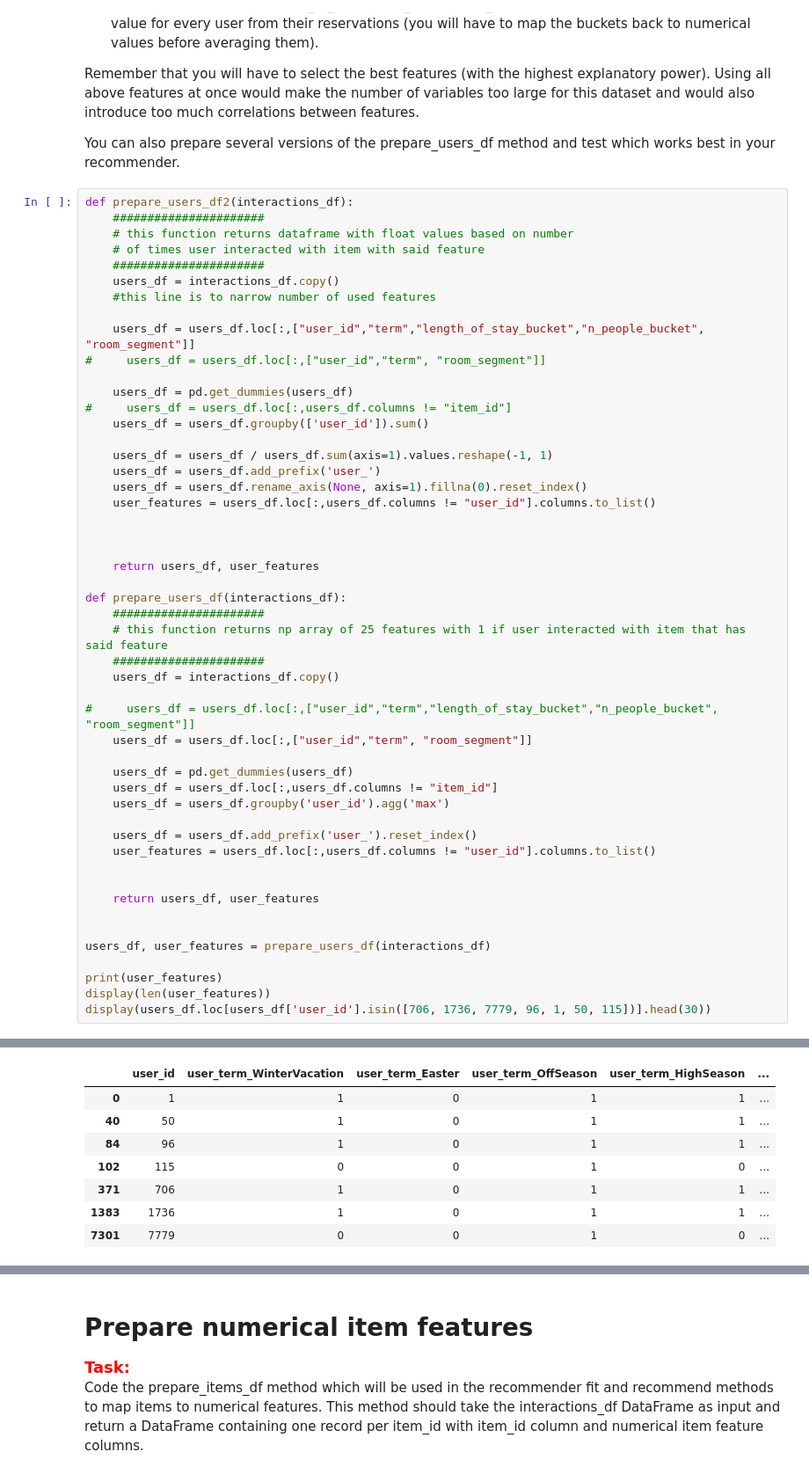
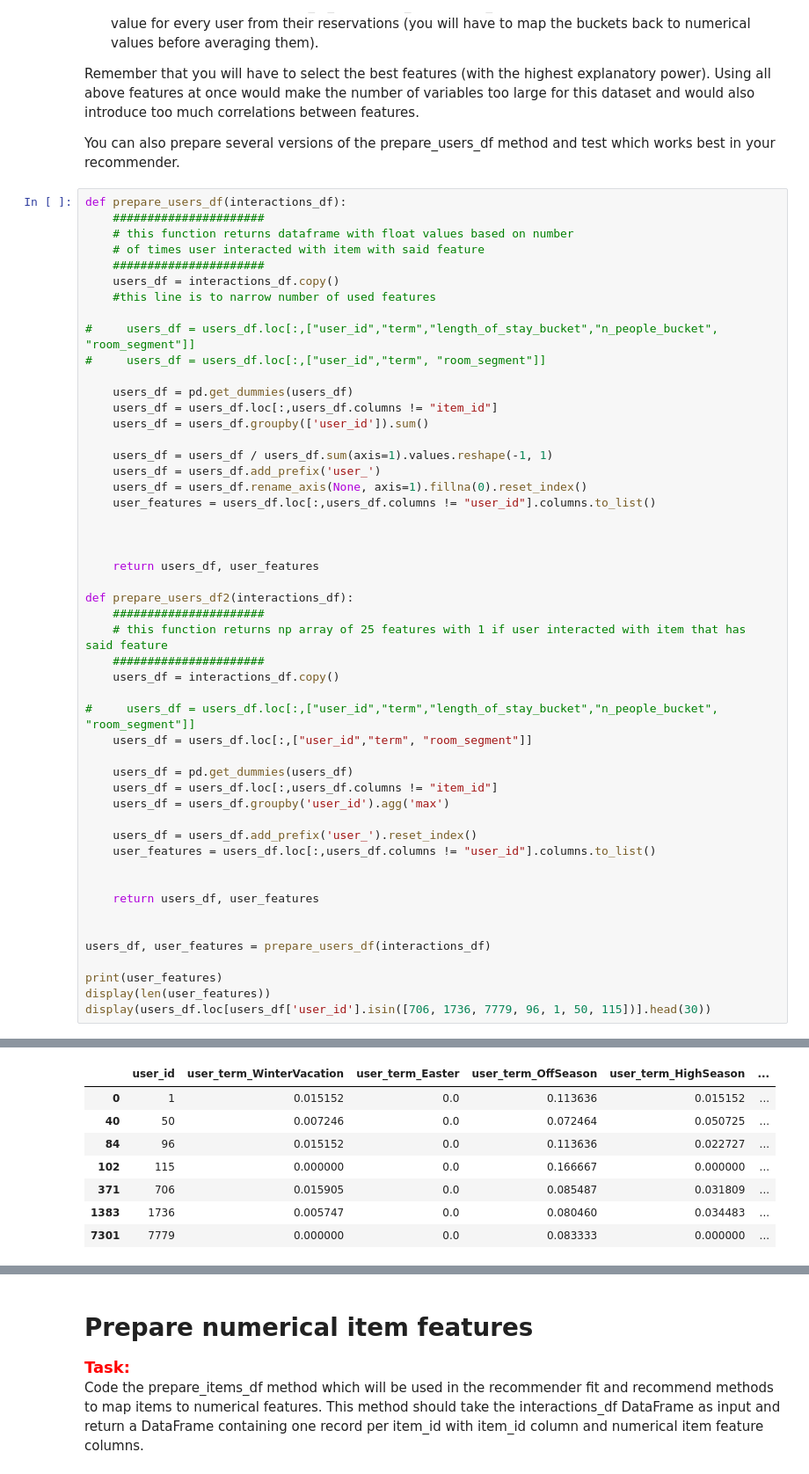
Before and after one commit to e-lawniczak/rsc-project1, a Jupyter notebook: project_1_recommender_and_evaluation.ipynb, the cells around one changed output, grey strips where cells are left out. Shown at 88% size. Saved outputs shown, nothing was run; the diff lists cells and outputs as text.

```diff
--- a/project_1_recommender_and_evaluation.ipynb
+++ b/project_1_recommender_and_evaluation.ipynb
@@ -83,7 +83,7 @@ Remember that you will have to select the best features (with the highest explan
 
 You can also prepare several versions of the prepare_users_df method and test which works best in your recommender.
 # %%
-def prepare_users_df2(interactions_df):
+def prepare_users_df(interactions_df):
     ######################
     # this function returns dataframe with float values based on number
     # of times user interacted with item with said feature
@@ -91,11 +91,11 @@ def prepare_users_df2(interactions_df):
     users_df = interactions_df.copy()
     #this line is to narrow number of used features
 
-    users_df = users_df.loc[:,["user_id","term","length_of_stay_bucket","n_people_bucket", "room_segment"]]
+#     users_df = users_df.loc[:,["user_id","term","length_of_stay_bucket","n_people_bucket", "room_segment"]]
 #     users_df = users_df.loc[:,["user_id","term", "room_segment"]]
 
     users_df = pd.get_dummies(users_df)
-#     users_df = users_df.loc[:,users_df.columns != "item_id"]
+    users_df = users_df.loc[:,users_df.columns != "item_id"]
     users_df = users_df.groupby(['user_id']).sum()
 
     users_df = users_df / users_df.sum(axis=1).values.reshape(-1, 1)
@@ -107,7 +107,7 @@ def prepare_users_df2(interactions_df):
 
     return users_df, user_features
 
-def prepare_users_df(interactions_df):
+def prepare_users_df2(interactions_df):
     ######################
     # this function returns np array of 25 features with 1 if user interacted with item that has said feature
     ######################
@@ -138,8 +138,8 @@ display(users_df.loc[users_df['user_id'].isin([706, 1736, 7779, 96, 1, 50, 115])
 |  | user_id | user_term_WinterVacation | user_term_Easter | user_term_OffSeason | user_term_HighSeason | ... |
-| 0 | 1 | 1 | 0 | 1 | 1 | ... |
-| 40 | 50 | 1 | 0 | 1 | 1 | ... |
-| 84 | 96 | 1 | 0 | 1 | 1 | ... |
-| 102 | 115 | 0 | 0 | 1 | 0 | ... |
-| 371 | 706 | 1 | 0 | 1 | 1 | ... |
-| 1383 | 1736 | 1 | 0 | 1 | 1 | ... |
-| 7301 | 7779 | 0 | 0 | 1 | 0 | ... |
+| 0 | 1 | 0.015152 | 0.0 | 0.113636 | 0.015152 | ... |
+| 40 | 50 | 0.007246 | 0.0 | 0.072464 | 0.050725 | ... |
+| 84 | 96 | 0.015152 | 0.0 | 0.113636 | 0.022727 | ... |
+| 102 | 115 | 0.000000 | 0.0 | 0.166667 | 0.000000 | ... |
+| 371 | 706 | 0.015905 | 0.0 | 0.085487 | 0.031809 | ... |
+| 1383 | 1736 | 0.005747 | 0.0 | 0.080460 | 0.034483 | ... |
+| 7301 | 7779 | 0.000000 | 0.0 | 0.083333 | 0.000000 | ... |
```
Also changed, not shown: parts of 6 cells of this notebook, 5 other files.
